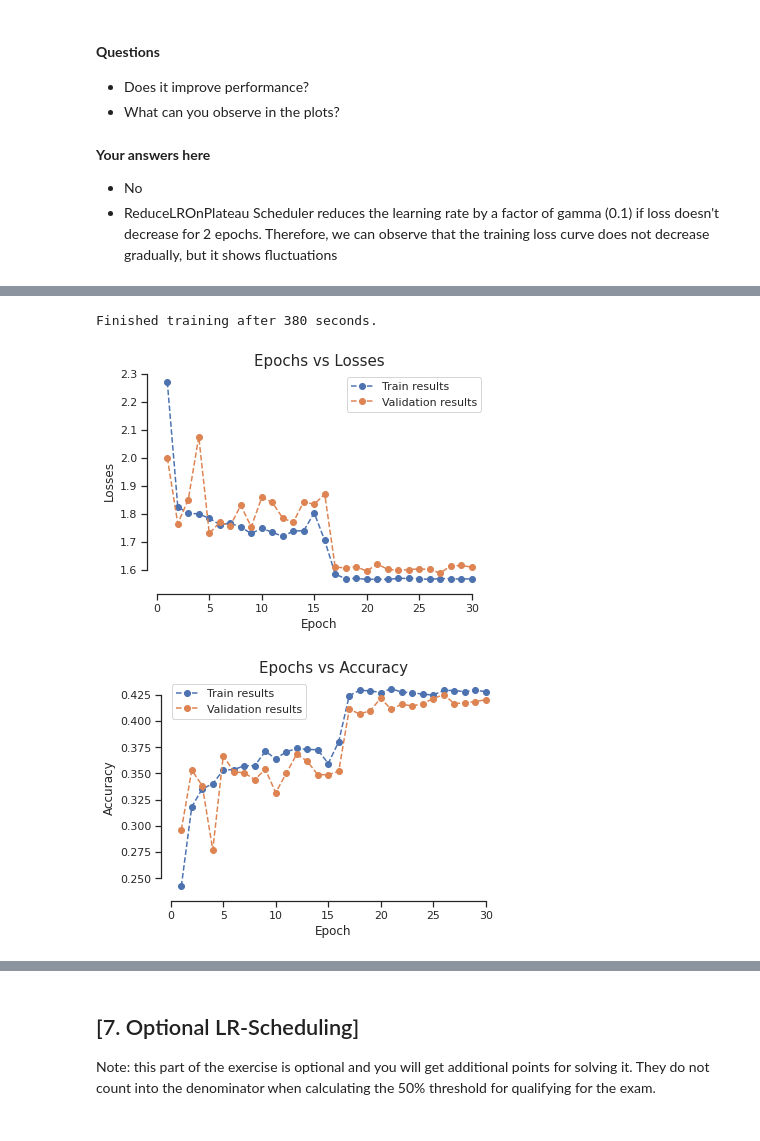
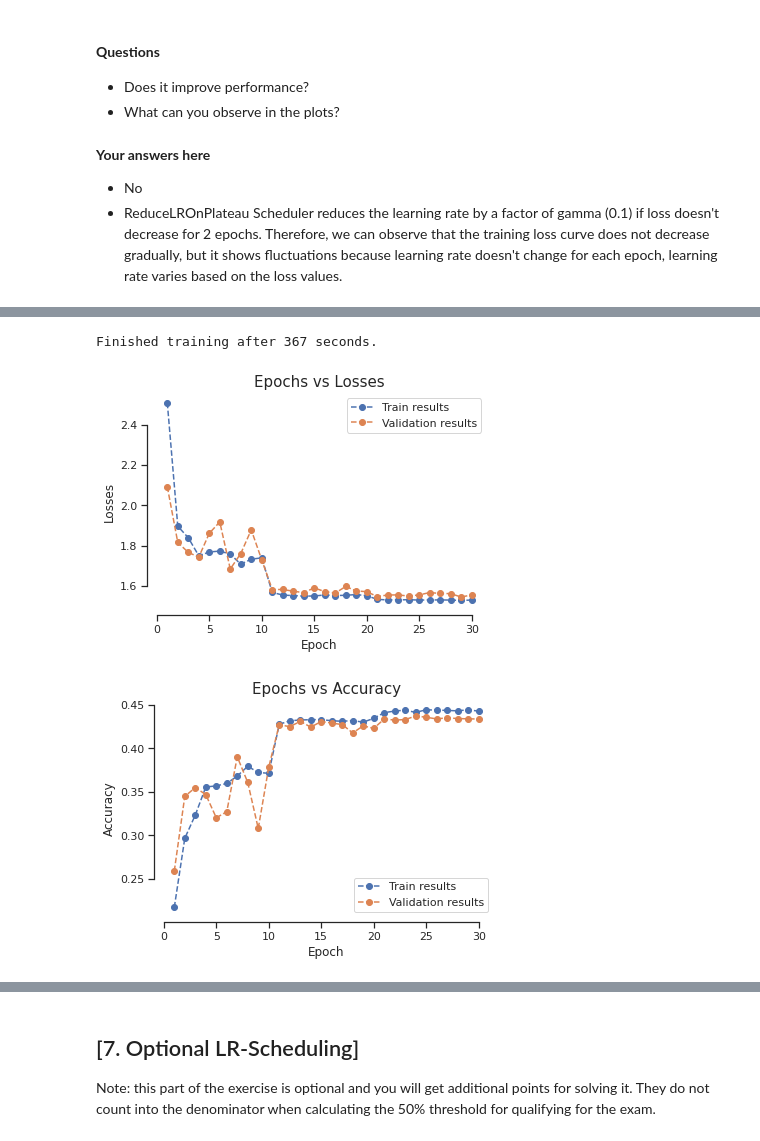
Before and after one commit to Smitpatel37/Deep-Learning-Assignments, a Jupyter notebook: Ex-3/Ex3_2022.ipynb, the cells around one changed output, grey strips where cells are left out. Saved outputs shown, nothing was run; the diff lists cells and outputs as text; code cells hidden in the pictures.

```diff
--- a/Ex-3/Ex3_2022.ipynb
+++ b/Ex-3/Ex3_2022.ipynb
@@ -691,23 +689,23 @@ Use the learning rate schedule as described in the ResNet paper (https://arxiv.o
 # %% [markdown]
 **Your answers here**
 -  No
--  ReduceLROnPlateau Scheduler reduces the learning rate by a factor of gamma (0.1) if loss doesn't decrease for 2 epochs. Therefore, we can observe that the training loss curve does not decrease gradually, but it shows fluctuations
+-  ReduceLROnPlateau Scheduler reduces the learning rate by a factor of gamma (0.1) if loss doesn't decrease for 2 epochs. Therefore, we can observe that the training loss curve does not decrease gradually, but it shows fluctuations because learning rate doesn't change for each epoch, learning rate varies based on the loss values.
 # %%
 # TODO train and plot with scheduling, optimizer, lr as in the paper.
 model = ResNet(32,3,10).to(device=device)
 optimizer = optim.Adam(model.parameters(), lr=0.1)
 loss_function = torch.nn.CrossEntropyLoss()
-scheduler = ReduceLROnPlateau(optimizer,factor=0.1)
+scheduler = ReduceLROnPlateau(optimizer,factor=0.1, patience = 2)
 
 train_losses, val_losses, train_accs, val_accs, sp, cm = run_training_lr(model, optimizer, loss_function, scheduler,"ReduceLROnPlateau",device, num_epochs=30,train_dataloader=train_set, val_dataloader=val_set)
 
 plot("Epochs vs Losses", "Losses", train_losses, val_losses, yscale='linear', save_path=None, extra_pt=None, extra_pt_label=None)
 plot("Epochs vs Accuracy", "Accuracy", train_accs, val_accs, yscale='linear', save_path=None, extra_pt=None, extra_pt_label=None)
 # %% [output]
 [interactive output not drawn]
-Finished training after 380 seconds.
+Finished training after 367 seconds.
-[figure, old version]
+[figure, new version]
-[figure, old version]
+[figure, new version]
 # %%
 train_losses
 # %% [output]
```
Also changed, not shown: parts of 6 cells of this notebook.
